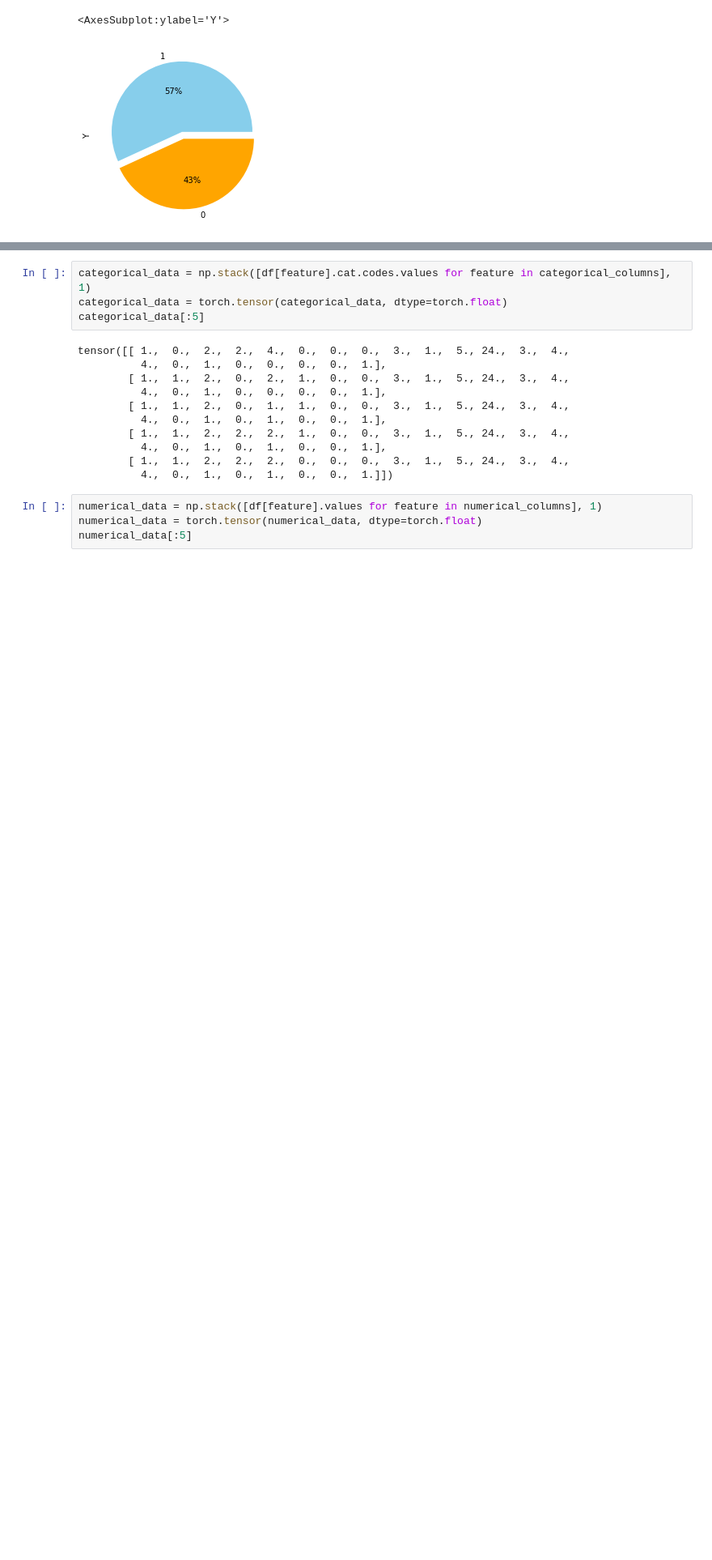
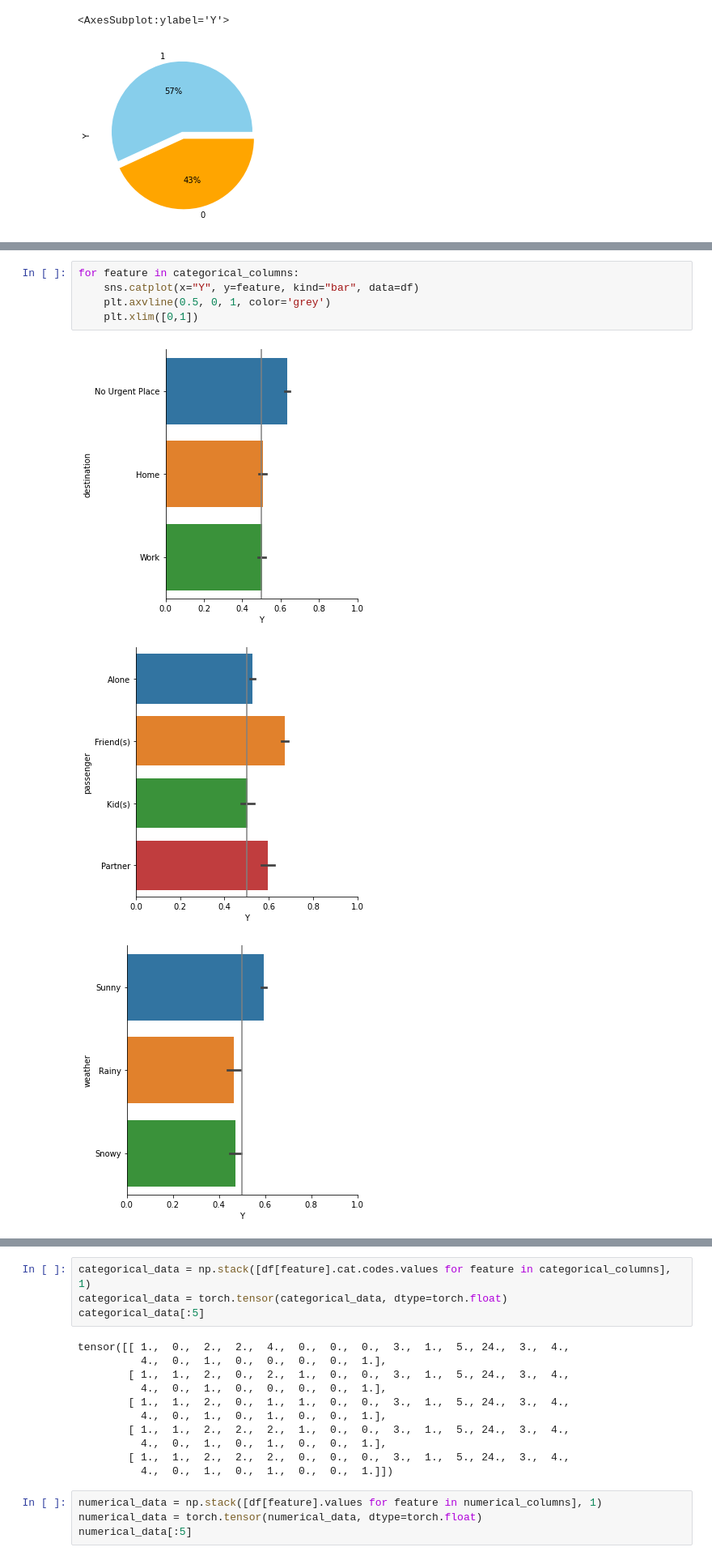
Before and after one commit to Lumi1070/ML-Projektarbeit, a Jupyter notebook: coupon-reco-pytorch2.ipynb, the cells around one changed output, grey strips where cells are left out. Shown at 81% size. Saved outputs shown, nothing was run; the diff lists cells and outputs as text; blank space fills up the shorter version.

Commit message:
transfering changes from laptop: mostly added plots

```diff
--- a/coupon-reco-pytorch2.ipynb
+++ b/coupon-reco-pytorch2.ipynb
@@ -147,0 +149,9 @@ df.Y.value_counts().plot(kind='pie', autopct='%1.0f%%', colors=['skyblue', 'oran
+# %%
+for feature in categorical_columns:
+    sns.catplot(x="Y", y=feature, kind="bar", data=df)
+    plt.axvline(0.5, 0, 1, color='grey')
+    plt.xlim([0,1])
+# %% [output]
+[figure, added]
+[figure, added]
+[figure, added]
```
Also changed, not shown: parts of 10 cells of this notebook, 1 other file.
